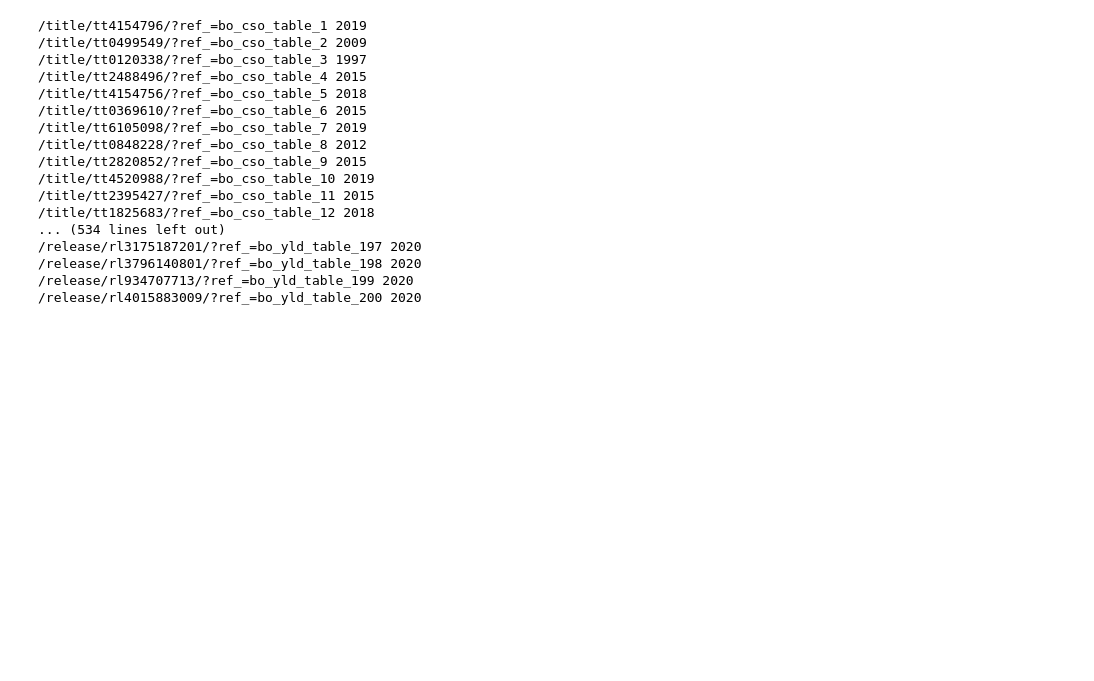
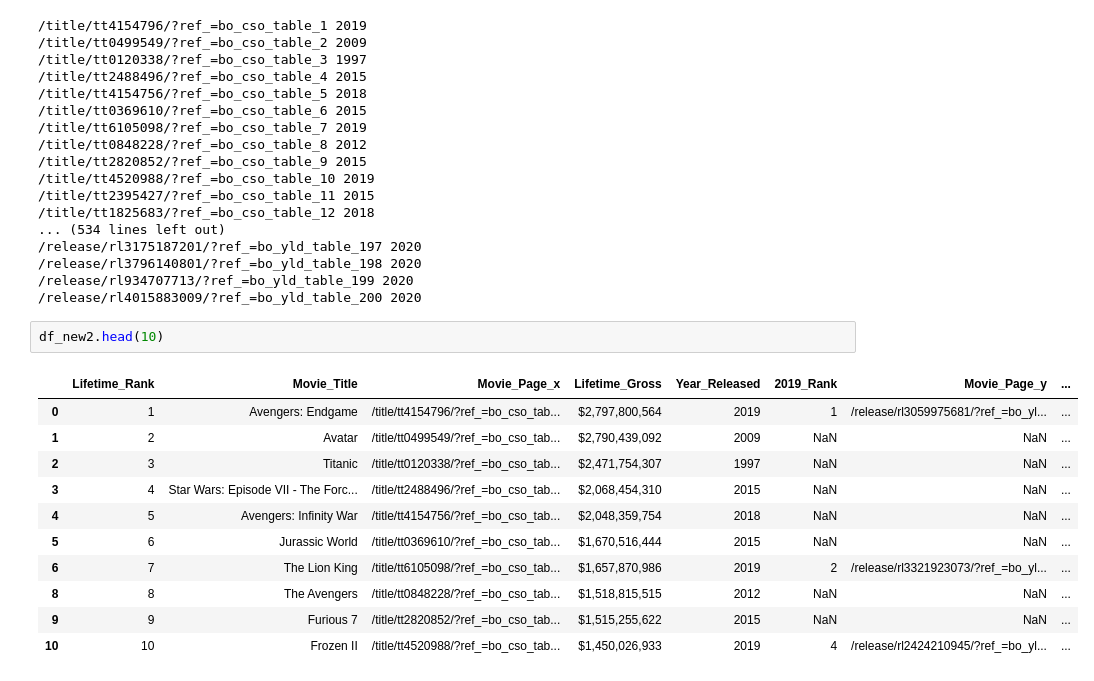
Before and after one commit to PauletteJ/Module01-Final-Project, a Jupyter notebook: index.ipynb, the cells around one changed output. Drawn from its saved outputs; the diff is of its cells as text; blank space fills up the shorter version.

```diff
--- a/index.ipynb
+++ b/index.ipynb
@@ -656,3 +685,17 @@ for y in df_new2.index:
 /release/rl3796140801/?ref_=bo_yld_table_198 2020
 /release/rl934707713/?ref_=bo_yld_table_199 2020
 /release/rl4015883009/?ref_=bo_yld_table_200 2020
+# %%
+df_new2.head(10)
+# %% [output]
+|  | Lifetime_Rank | Movie_Title | Movie_Page_x | Lifetime_Gross | Year_Released | 2019_Rank | Movie_Page_y | ... |
+| 0 | 1 | Avengers: Endgame | /title/tt4154796/?ref_=bo_cso_tab... | $2,797,800,564 | 2019 | 1 | /release/rl3059975681/?ref_=bo_yl... | ... |
+| 1 | 2 | Avatar | /title/tt0499549/?ref_=bo_cso_tab... | $2,790,439,092 | 2009 | NaN | NaN | ... |
+| 2 | 3 | Titanic | /title/tt0120338/?ref_=bo_cso_tab... | $2,471,754,307 | 1997 | NaN | NaN | ... |
+| 3 | 4 | Star Wars: Episode VII - The Forc... | /title/tt2488496/?ref_=bo_cso_tab... | $2,068,454,310 | 2015 | NaN | NaN | ... |
+| 4 | 5 | Avengers: Infinity War | /title/tt4154756/?ref_=bo_cso_tab... | $2,048,359,754 | 2018 | NaN | NaN | ... |
+| 5 | 6 | Jurassic World | /title/tt0369610/?ref_=bo_cso_tab... | $1,670,516,444 | 2015 | NaN | NaN | ... |
+| 6 | 7 | The Lion King | /title/tt6105098/?ref_=bo_cso_tab... | $1,657,870,986 | 2019 | 2 | /release/rl3321923073/?ref_=bo_yl... | ... |
+| 8 | 8 | The Avengers | /title/tt0848228/?ref_=bo_cso_tab... | $1,518,815,515 | 2012 | NaN | NaN | ... |
+| 9 | 9 | Furious 7 | /title/tt2820852/?ref_=bo_cso_tab... | $1,515,255,622 | 2015 | NaN | NaN | ... |
+| 10 | 10 | Frozen II | /title/tt4520988/?ref_=bo_cso_tab... | $1,450,026,933 | 2019 | 4 | /release/rl2424210945/?ref_=bo_yl... | ... |
```
Also changed, not shown: parts of 16 cells of this notebook, 2 other files.
